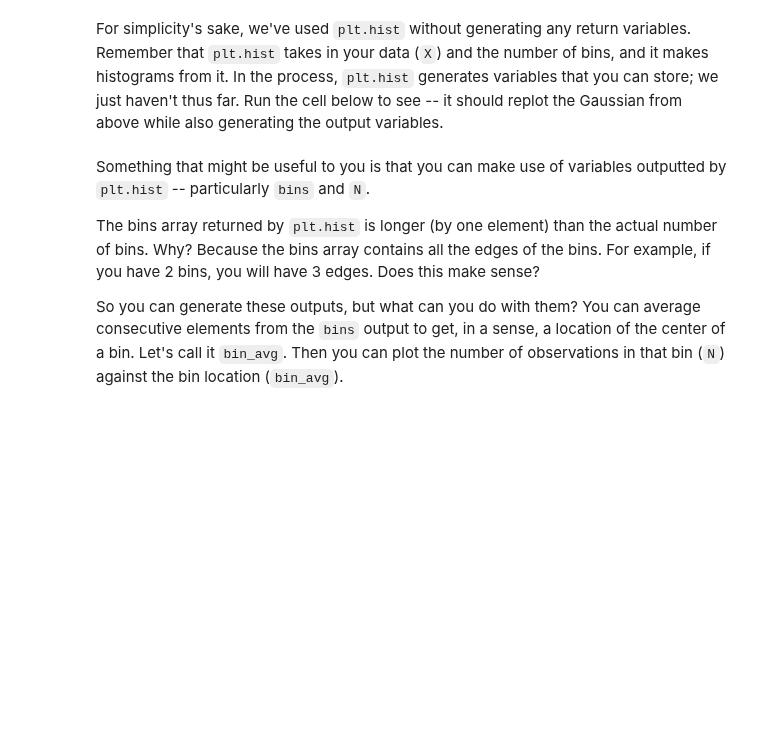
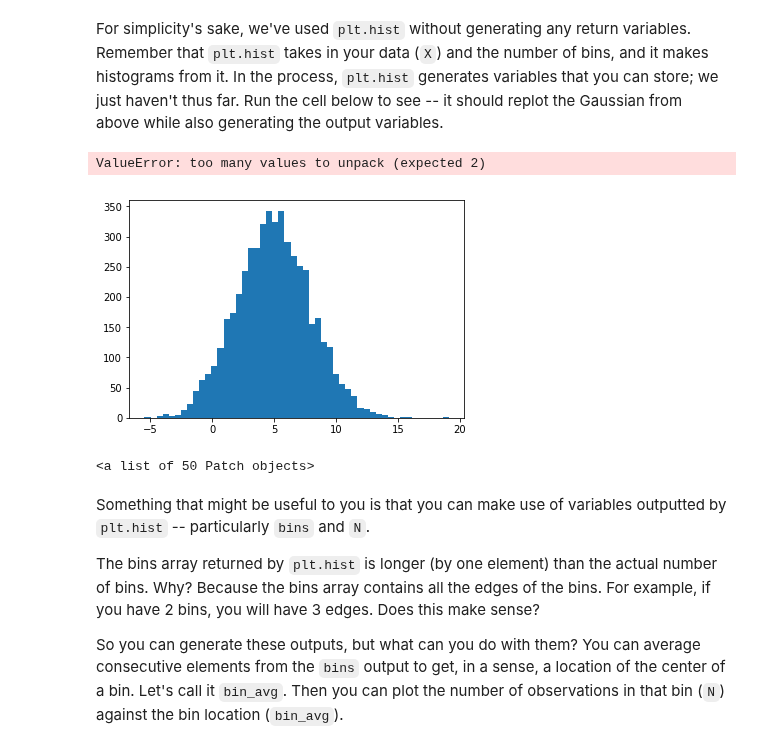
Before and after one commit to astroumd/GradMap, a Jupyter notebook: notebooks/Lectures2019/Lecture3/Lecture3_Instructor.ipynb, the cells around one changed output. Cells and saved outputs as stored; diff of their text form; code cells hidden in the pictures; blank space fills up the shorter version.

```diff
--- a/notebooks/Lectures2019/Lecture3/Lecture3_Instructor.ipynb
+++ b/notebooks/Lectures2019/Lecture3/Lecture3_Instructor.ipynb
@@ -141,7 +161,14 @@ Before moving onto the next section, vary the values of `mu` and `sigma` in the
 # %% [markdown]
 For simplicity's sake, we've used `plt.hist` without generating any return variables. Remember that `plt.hist` takes in your data (`X`) and the number of bins, and it makes histograms from it. In the process, `plt.hist` generates variables that you can store; we just haven't thus far. Run the cell below to see -- it should replot the Gaussian from above while also generating the output variables.
 # %%
-N,bins,patches = plt.hist(X, bins=50)
+N,bins, = plt.hist(X, bins=50)
+# %% [output]
+ValueError: too many values to unpack (expected 2)
+[figure, added]
+# %%
+_
+# %% [output]
+<a list of 50 Patch objects>
 # %% [markdown]
 Something that might be useful to you is that you can make use of variables outputted by `plt.hist` -- particularly `bins` and `N`.
 
```
Also changed, not shown: parts of 20 cells of this notebook, 6 other files.
